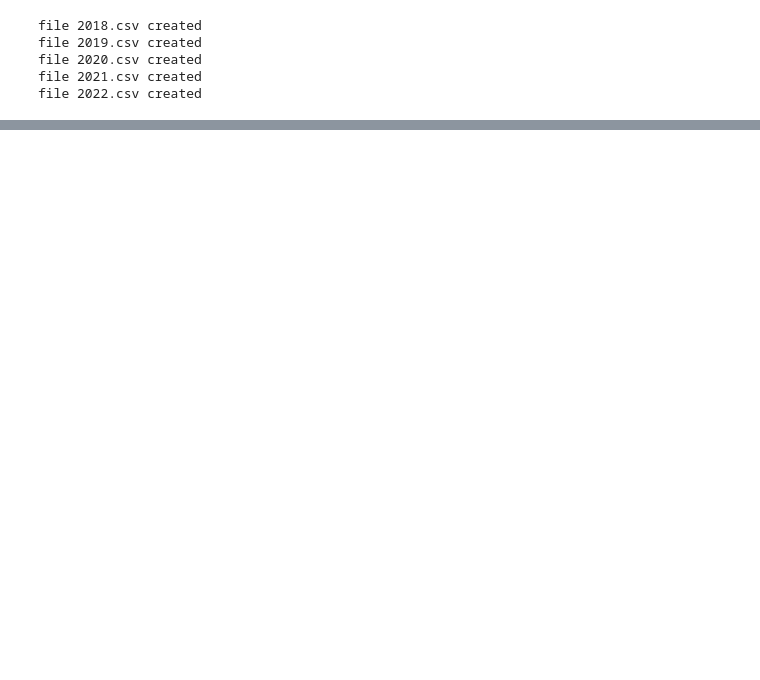
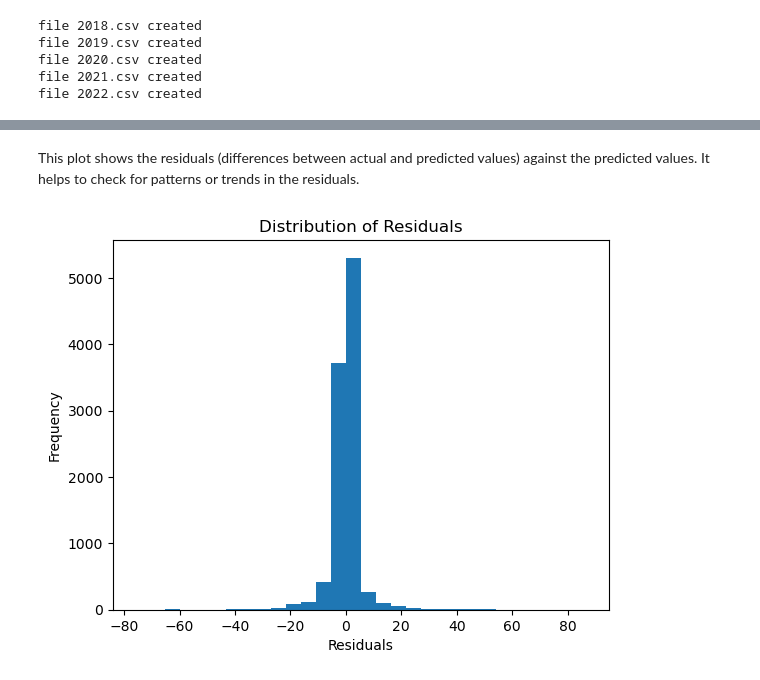
Before and after one commit to bapthub/summer-school-project, a Jupyter notebook: main.ipynb, the cells around one changed output, grey strips where cells are left out. Cells and saved outputs as stored; diff of their text form; code cells hidden in the pictures; blank space fills up the shorter version.

```diff
--- a/main.ipynb
+++ b/main.ipynb
@@ -164,0 +283,11 @@ memory usage: 12.1+ MB
+# %% [markdown]
+This plot shows the residuals (differences between actual and predicted values) against the predicted values. It helps to check for patterns or trends in the residuals.
+# %%
+# distribution of residuals
+plt.hist(residuals, bins=30)
+plt.xlabel("Residuals")
+plt.ylabel("Frequency")
+plt.title("Distribution of Residuals")
+plt.show()
+# %% [output]
+[figure, added]
```
Also changed, not shown: parts of 34 cells of this notebook, 1 other file.
